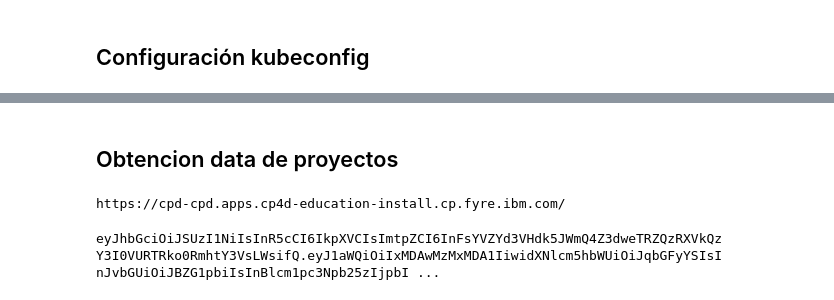
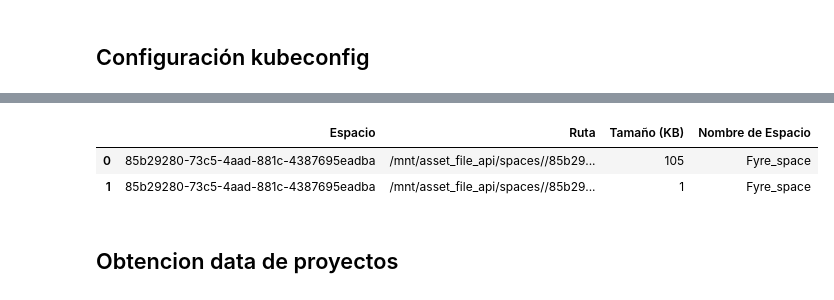
Before and after one commit to julio-lara-lopez/fyre-cpd, a Jupyter notebook: file_asset_api_pvc.ipynb, the cells around one changed output, grey strips where cells are left out. Drawn from its saved outputs; the diff is of its cells as text; code cells hidden in the pictures.

```diff
--- a/file_asset_api_pvc.ipynb
+++ b/file_asset_api_pvc.ipynb
@@ -23,0 +52,33 @@ urllib3.disable_warnings(urllib3.exceptions.InsecureRequestWarning)
+# %%
+_space_name_cache = {}
+
+def get_space_name(space_id):
+
+    if space_id in _space_name_cache:
+        return _space_name_cache[space_id]
+    command = ["./cpdctl", "space", "get", "--space-id", space_id]
+    try:
+        result = subprocess.run(
+            command,
+            stdout=subprocess.PIPE,
+            stderr=subprocess.PIPE,
+            text=True,
+            check=True
+        )
+    except subprocess.CalledProcessError as e:
+        raise RuntimeError(f"Error executing cpdctl for space id {space_id}: {e.stderr.strip()}") from e
+
+    space_name = None
+    for line in result.stdout.splitlines():
+        if line.startswith("Name:"):
+            space_name = line.split(":", 1)[1].strip()
+            break
+    if not space_name:
+        raise RuntimeError(f"Space name not found in cpdctl output for space id {space_id}")
+
+    _space_name_cache[space_id] = space_name
+    return space_name
+
+def add_space_name_column(df, space_id_column="Espacio"):
+    df["Nombre de Espacio"] = df[space_id_column].apply(get_space_name)
+    return df
@@ -96,0 +212,6 @@ output_file_space_deployments = "space_deployments.csv"  # For spaces
+# %%
+spaces
+# %% [output]
+|  | Espacio | Ruta | Tamaño (KB) | Nombre de Espacio |
+| 0 | 85b29280-73c5-4aad-881c-4387695eadba | /mnt/asset_file_api/spaces//85b29... | 105 | Fyre_space |
+| 1 | 85b29280-73c5-4aad-881c-4387695eadba | /mnt/asset_file_api/spaces//85b29... | 1 | Fyre_space |
@@ -116,8 +221,0 @@ projects
-# %%
-print(cpd_instance_url)
-# %% [output]
-https://cpd-cpd.apps.cp4d-education-install.cp.fyre.ibm.com/
-# %%
-print(os.environ['USER_ACCESS_TOKEN'])
-# %% [output]
-eyJhbGciOiJSUzI1NiIsInR5cCI6IkpXVCIsImtpZCI6InFsYVZYd3VHdk5JWmQ4Z3dweTRZQzRXVkQzY3I0VURTRko0RmhtY3VsLWsifQ.eyJ1aWQiOiIxMDAwMzMxMDA1IiwidXNlcm5hbWUiOiJqbGFyYSIsInJvbGUiOiJBZG1pbiIsInBlcm1pc3Npb25zIjpbI ...
```
Also changed, not shown: parts of 29 cells of this notebook, 5 other files.
